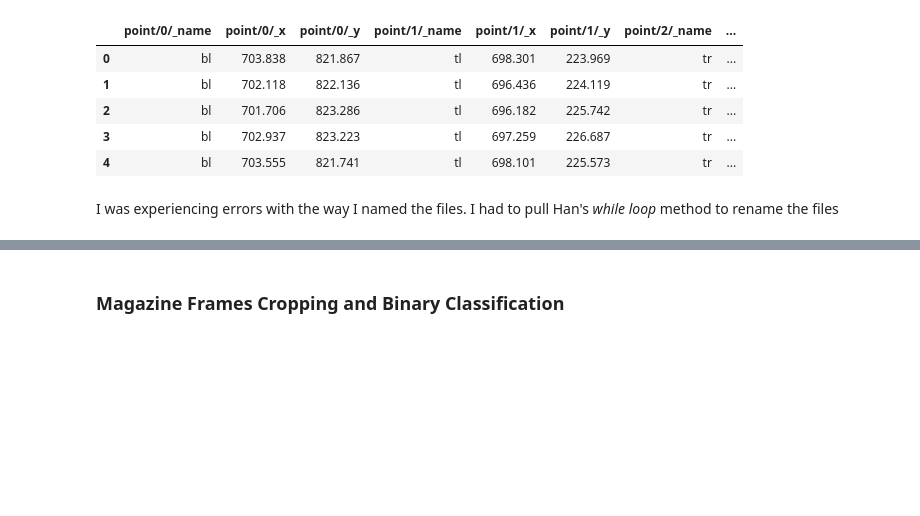
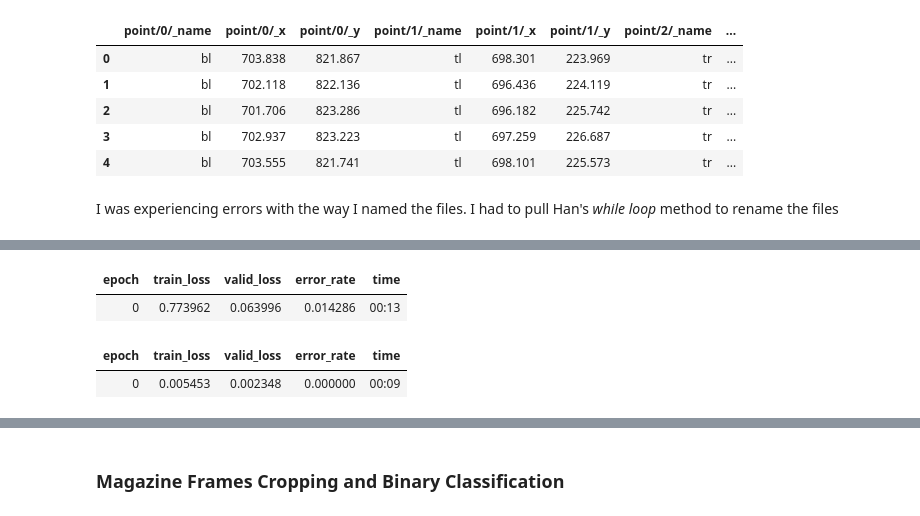
Before and after one commit to alixintong/btt-ai-know-your-customer, a Jupyter notebook: Letter_and_Magazine_Cropping_and_Binary_Classification.ipynb, the cells around one changed output, grey strips where cells are left out. Saved outputs shown, nothing was run; the diff lists cells and outputs as text; code cells hidden in the pictures; blank space fills up the shorter version.

```diff
--- a/Letter_and_Magazine_Cropping_and_Binary_Classification.ipynb
+++ b/Letter_and_Magazine_Cropping_and_Binary_Classification.ipynb
@@ -72,0 +73,5 @@ dls_letter.show_batch(max_n = 12) #displays 12 images
+# %%
+# Create Learner with pretrained ResNet34
+learn_letter = vision_learner(dls_letter, resnet34, metrics=error_rate)
+learn_letter.fine_tune(1)
+# %% [output]
@@ -72,0 +79,4 @@ dls_letter.show_batch(max_n = 12) #displays 12 images
+| epoch | train_loss | valid_loss | error_rate | time |
+| 0 | 0.773962 | 0.063996 | 0.014286 | 00:13 |
+| epoch | train_loss | valid_loss | error_rate | time |
+| 0 | 0.005453 | 0.002348 | 0.000000 | 00:09 |
```
Also changed, not shown: parts of 6 cells of this notebook.
